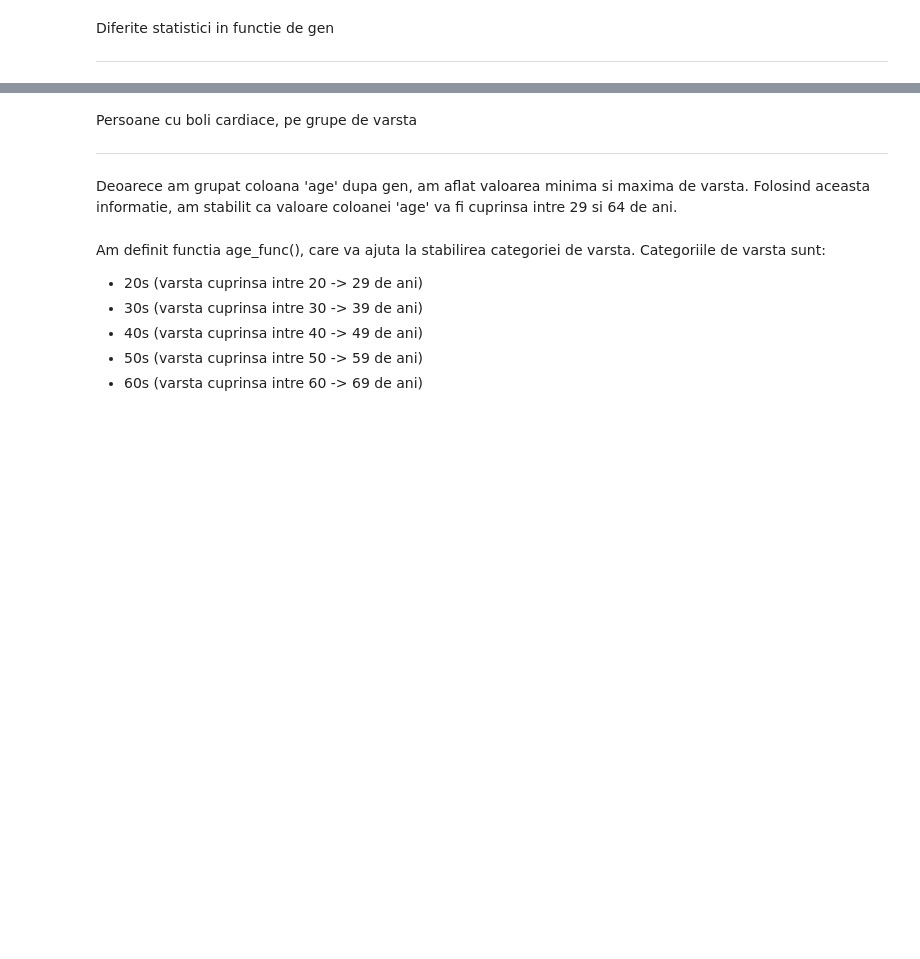
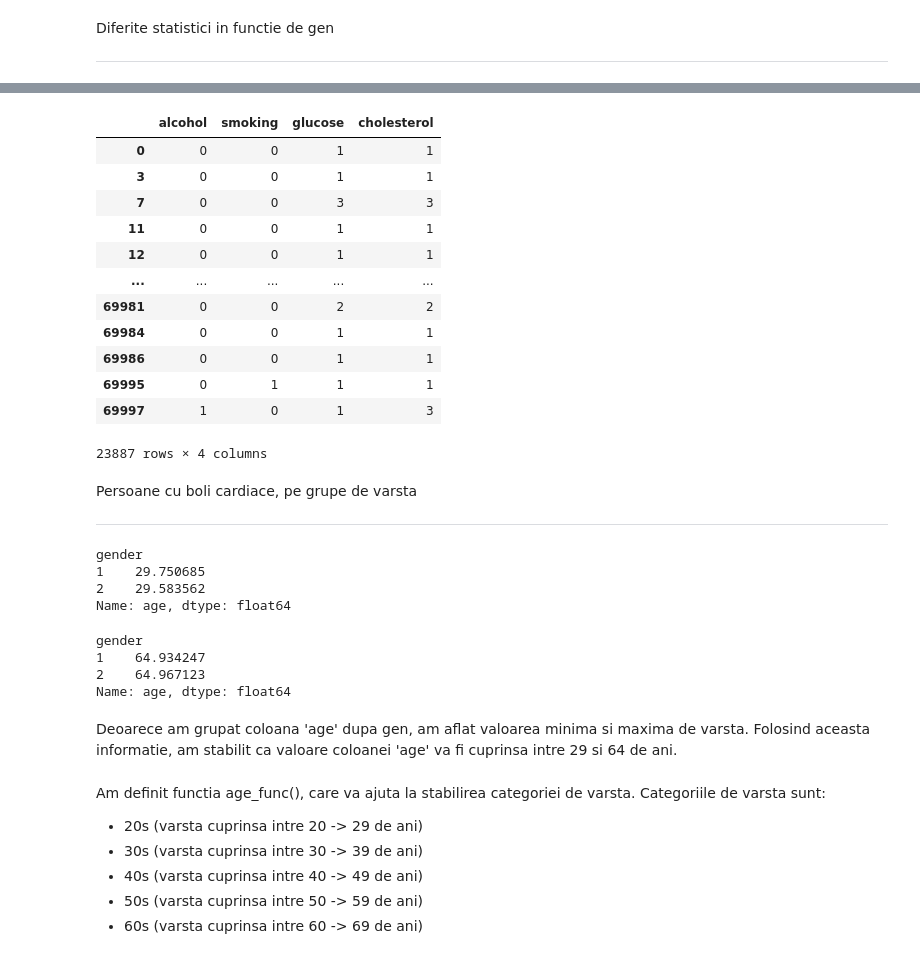
Before and after one commit to bojiix/RAM-OSI-BAN-AI, a Jupyter notebook: SDP_team_project_Group9.ipynb, the cells around one changed output, grey strips where cells are left out. Cells and saved outputs as stored; diff of their text form; code cells hidden in the pictures; blank space fills up the shorter version.

```diff
--- a/SDP_team_project_Group9.ipynb
+++ b/SDP_team_project_Group9.ipynb
@@ -419,2 +430,17 @@ gender_stats.mean().plot()
 # %%
-gender_stats.filter(lambda x: x['alco'].mean() > x['smoke'].mean())
+grp = gender_stats.filter(lambda x: (x['alcohol'].std()) < (x['smoking'].std()) )
+grp
+# %% [output]
+|  | alcohol | smoking | glucose | cholesterol |
+| 0 | 0 | 0 | 1 | 1 |
+| 3 | 0 | 0 | 1 | 1 |
+| 7 | 0 | 0 | 3 | 3 |
+| 11 | 0 | 0 | 1 | 1 |
+| 12 | 0 | 0 | 1 | 1 |
+| ... | ... | ... | ... | ... |
+| 69981 | 0 | 0 | 2 | 2 |
+| 69984 | 0 | 0 | 1 | 1 |
+| 69986 | 0 | 0 | 1 | 1 |
+| 69995 | 0 | 1 | 1 | 1 |
+| 69997 | 1 | 0 | 1 | 3 |
+23887 rows × 4 columns
@@ -426,9 +452,19 @@ Persoane cu boli cardiace, pe grupe de varsta
 
 ---
 # %%
-df.groupby('gender')['age'].min()/365
+data.groupby('gender')['age'].min()/365
+# %% [output]
+gender
+1    29.750685
+2    29.583562
+Name: age, dtype: float64
 # %%
-df.groupby('gender')['age'].max()/365
+data.groupby('gender')['age'].max()/365
+# %% [output]
+gender
+1    64.934247
+2    64.967123
+Name: age, dtype: float64
 # %% [markdown]
 Deoarece am grupat coloana 'age' dupa gen, am aflat valoarea minima si maxima de varsta. Folosind aceasta informatie, am stabilit ca valoare coloanei 'age' va fi cuprinsa intre 29 si 64 de ani.
 # %%
```
Also changed, not shown: parts of 17 cells of this notebook.
